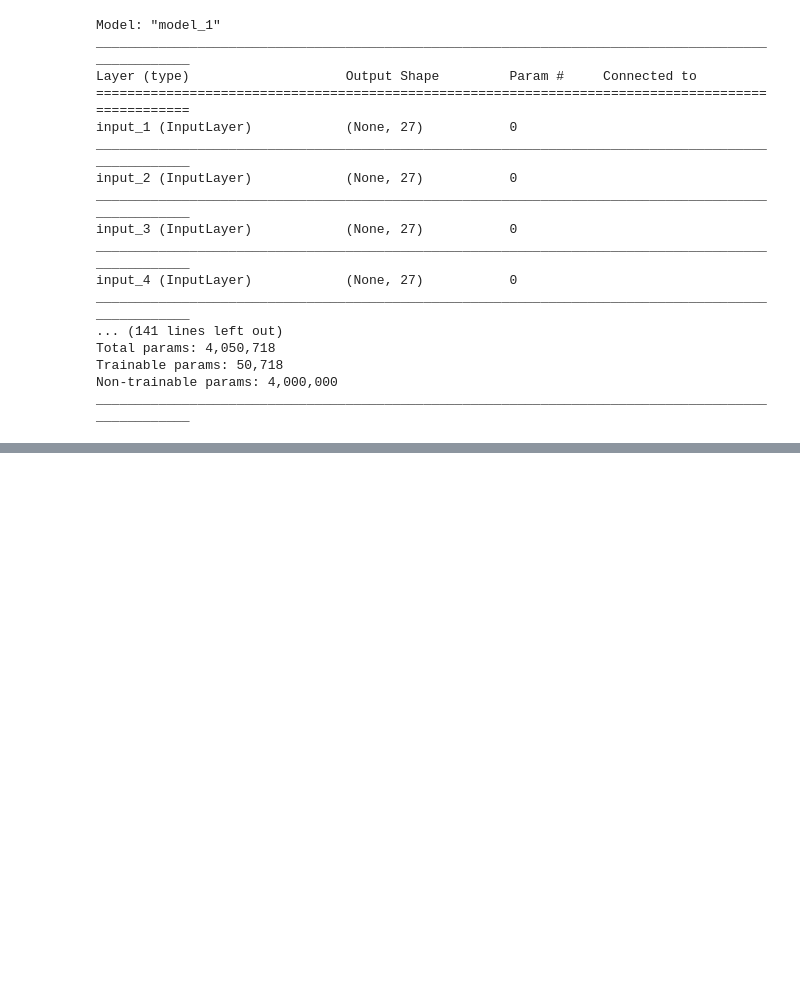
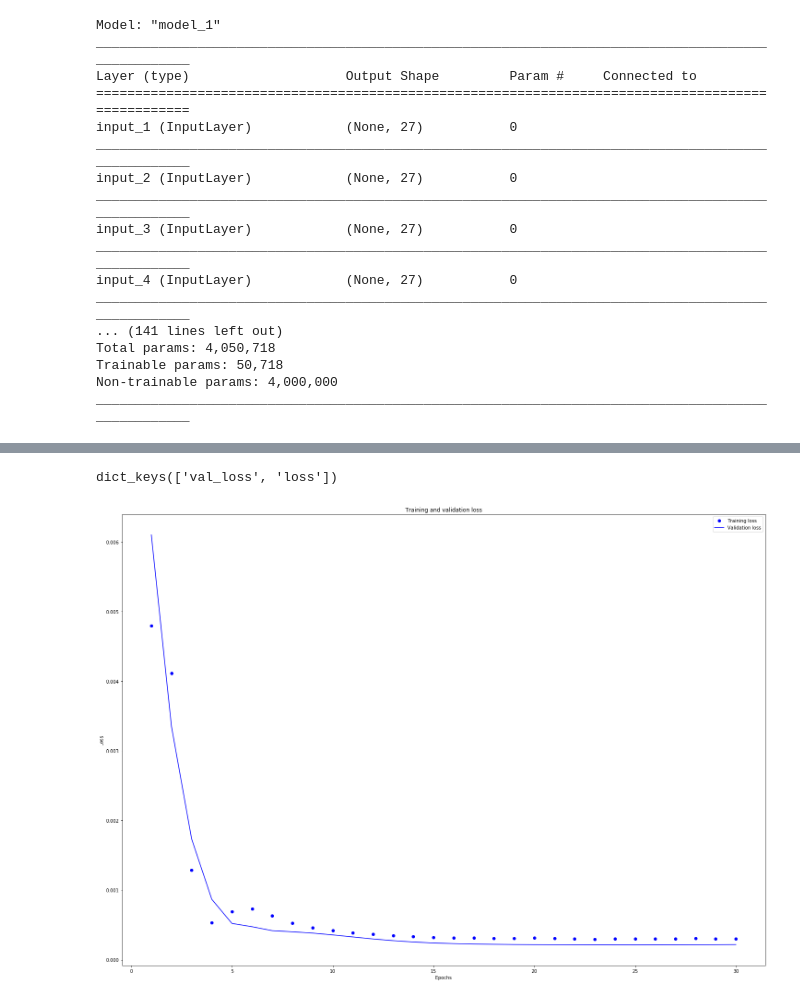
Before and after one commit to vishnugopu/Stock_predictions, a Jupyter notebook: StockPredictions.ipynb, the cells around one changed output, grey strips where cells are left out. Saved outputs shown, nothing was run; the diff lists cells and outputs as text; code cells hidden in the pictures; blank space fills up the shorter version.

```diff
--- a/StockPredictions.ipynb
+++ b/StockPredictions.ipynb
@@ -735,3 +743,22 @@ filepath2="output2\\model2-weights-improvement-{epoch:02d}-{val_loss:.2f}.hdf5"
 checkpoint2 = ModelCheckpoint(filepath2, monitor='val_loss', verbose=1, save_best_only=True, mode='min')
 earlystopper2 = EarlyStopping(monitor='val_loss', patience=15, verbose=1, mode='min')
 callbacks_list2 = [checkpoint2, earlystopper2]
+# %%
+history2=model2.fit([texts_train[:,0,:],texts_train[:,1,:],texts_train[:,2,:],texts_train[:,3,:],texts_train[:,4,:],
+                   texts_train[:,5,:], texts_train[:,6,:], texts_train[:,7,:], texts_train[:,8,:], texts_train[:,9,:],
+                   texts_train[:,10,:], texts_train[:,11,:], texts_train[:,12,:], texts_train[:,13,:], texts_train[:,14,:],
+                   texts_train[:,15,:], texts_train[:,16,:], texts_train[:,17,:],texts_train[:,18,:],texts_train[:,19,:],
+                   texts_train[:,20,:], texts_train[:,21,:], texts_train[:,22,:], texts_train[:,23,:], texts_train[:,24,:],
+                   dj_rightdates_train],
+                  dj_label_train,
+                 epochs=30,
+                 batch_size=16,
+                 shuffle=False,
+                 validation_data=([texts_test[:,0,:],texts_test[:,1,:],texts_test[:,2,:],texts_test[:,3,:],texts_test[:,4,:],
+                   texts_test[:,5,:], texts_test[:,6,:], texts_test[:,7,:], texts_test[:,8,:], texts_test[:,9,:],
+                   texts_test[:,10,:], texts_test[:,11,:], texts_test[:,12,:], texts_test[:,13,:], texts_test[:,14,:],
+                   texts_test[:,15,:], texts_test[:,16,:], texts_test[:,17,:],texts_test[:,18,:],texts_test[:,19,:],
+                   texts_test[:,20,:], texts_test[:,21,:], texts_test[:,22,:], texts_test[:,23,:], texts_test[:,24,:],
+                   dj_rightdates_test],
+                   dj_label_test),
+                   callbacks=callbacks_list2)
@@ -737,0 +792,22 @@ callbacks_list2 = [checkpoint2, earlystopper2]
+# %%
+history2.history.keys()
+# %% [output]
+dict_keys(['val_loss', 'loss'])
+# %%
+import matplotlib.pyplot as plt
+
+loss = history2.history['loss']
+val_loss = history2.history['val_loss']
+epochs = range(1, len(loss) + 1)
+# "bo" is for "blue dot"
+
+plt.plot(epochs[:], loss[:], 'bo', label='Training loss')
+# b is for "solid blue line"
+plt.plot(epochs[:], val_loss[:], 'b', label='Validation loss')
+plt.title('Training and validation loss')
+plt.xlabel('Epochs')
+plt.ylabel('Loss')
+plt.legend()
+plt.show()
+# %% [output]
+[figure, added]
```
Also changed, not shown: parts of 16 cells of this notebook.
